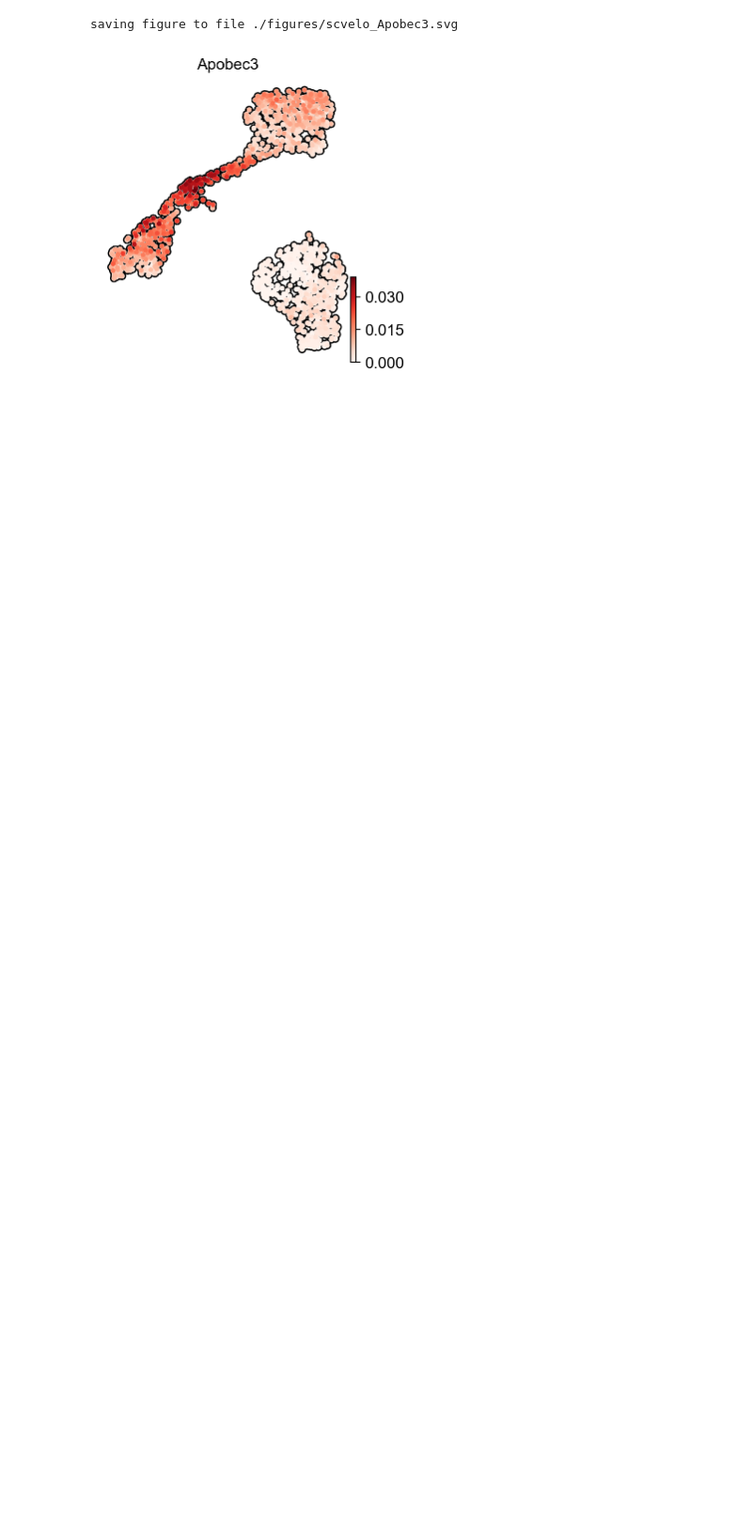
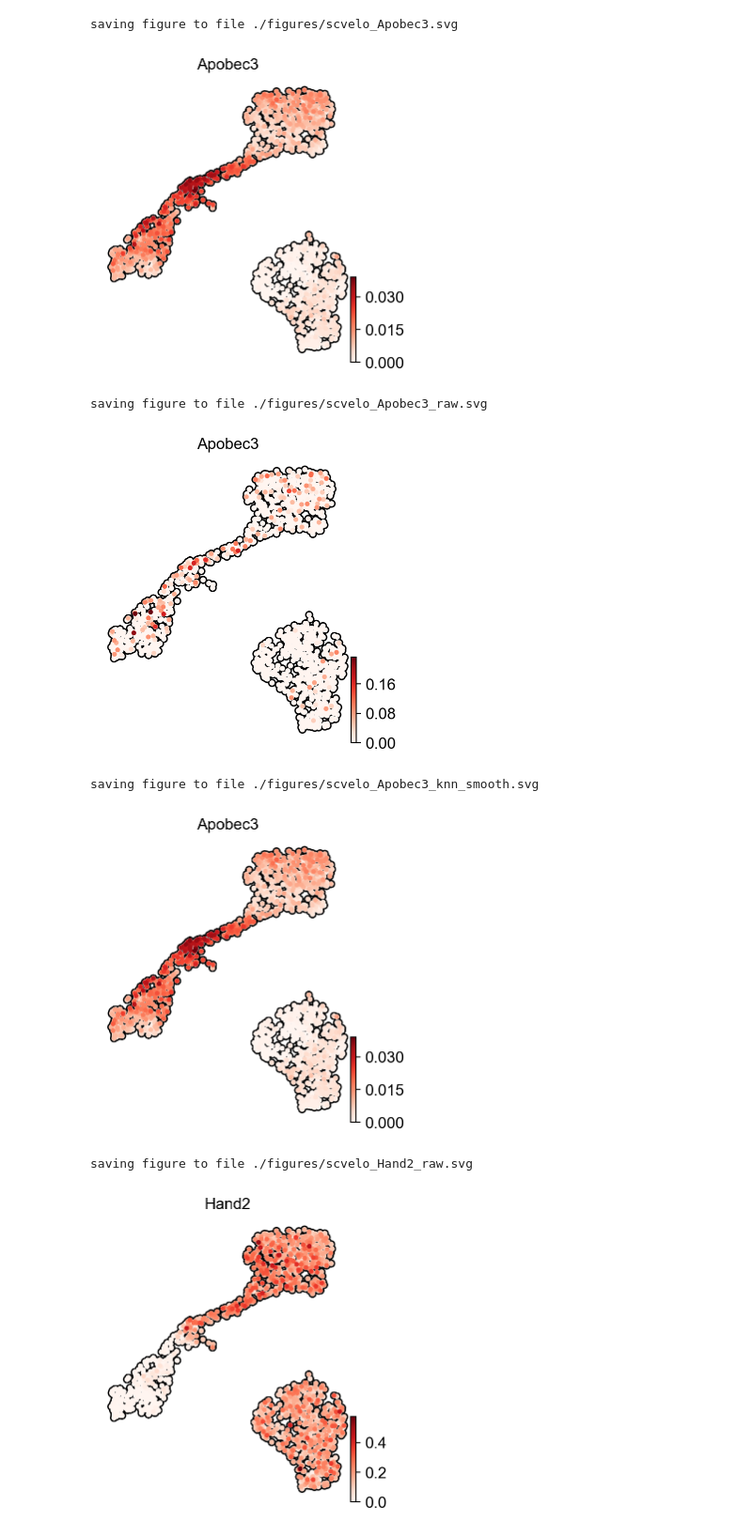
Before and after one commit to LouisFaure/Adrenal5HTP_paper, a Jupyter notebook: Plots.ipynb, the cells around one changed output. Shown at 94% size. Drawn from its saved outputs; the diff is of its cells as text; code cells hidden in the pictures; blank space fills up the shorter version.

```diff
--- a/Plots.ipynb
+++ b/Plots.ipynb
@@ -140,9 +166,25 @@ plt.savefig("figures/brie_top.svg")
 [figure]
 # %%
 import scvelo as scv
-adata=sc.read("adata_cc.h5ad")
+adata=scv.read("adata_cc.h5ad")
 scv.set_figure_params(figsize=(3.5,4))
 scv.pl.umap(adata,color=["Apobec3"],add_outline=True,cmap="Reds",smooth=True,save="Apobec3.svg")
 # %% [output]
 saving figure to file ./figures/scvelo_Apobec3.svg
 [figure]
+# %%
+scv.pl.umap(adata,color=["Apobec3"],add_outline=True,cmap="Reds",smooth=False,save="Apobec3_raw.svg")
+scv.pl.umap(adata,color=["Apobec3"],add_outline=True,cmap="Reds",smooth=True,save="Apobec3_knn_smooth.svg")
+scv.pl.umap(adata,color=["Hand2"],add_outline=True,cmap="Reds",smooth=False,save="Hand2_raw.svg")
+scv.pl.umap(adata,color=["Hand2"],add_outline=True,cmap="Reds",smooth=True,save="Hand2_knn_smooth.svg")
+scv.pl.umap(adata,color=["Cenpa"],add_outline=True,cmap="Reds",smooth=False,save="Cenpa_raw.svg")
+scv.pl.umap(adata,color=["Cenpa"],add_outline=True,cmap="Reds",smooth=True,save="Cenpa_knn_smooth.svg")
+scv.pl.umap(adata,color=["Cwc22"],add_outline=True,cmap="Reds",smooth=False,save="Cwc22_raw.svg")
+scv.pl.umap(adata,color=["Cwc22"],add_outline=True,cmap="Reds",smooth=True,save="Cwc22_knn_smooth.svg")
+# %% [output]
+saving figure to file ./figures/scvelo_Apobec3_raw.svg
+[figure, added]
+saving figure to file ./figures/scvelo_Apobec3_knn_smooth.svg
+[figure, added]
+saving figure to file ./figures/scvelo_Hand2_raw.svg
+[figure, added]
```
Also changed, not shown: parts of 6 cells of this notebook, 3 other files.
